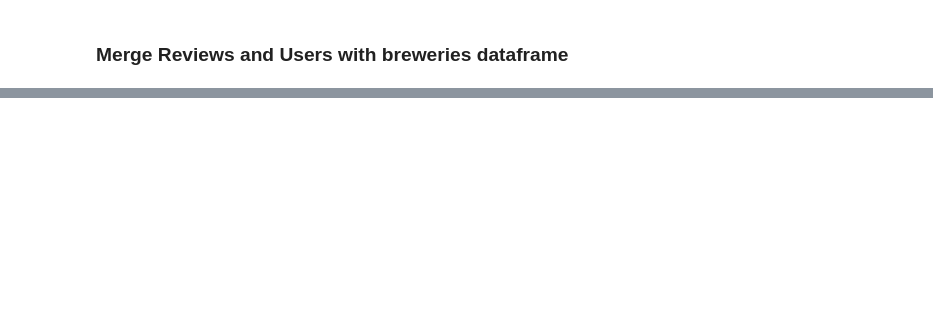
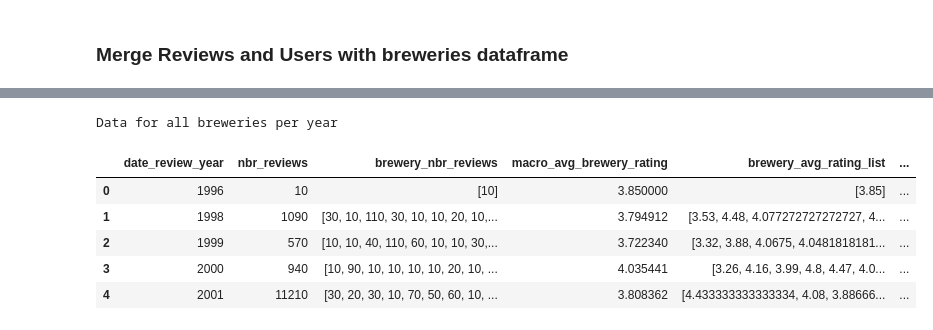
Before and after one commit to epfl-ada/ada-2023-project-todolegax, a Jupyter notebook: P2_initial_analysis.ipynb, the cells around one changed output, grey strips where cells are left out. Drawn from its saved outputs; the diff is of its cells as text; code cells hidden in the pictures; blank space fills up the shorter version.

```diff
--- a/P2_initial_analysis.ipynb
+++ b/P2_initial_analysis.ipynb
@@ -1310,0 +1334,24 @@ dtype: int64
+# %%
+# Take a subset columns of the dataframe and rename columns for clarification
+merged = df_RBU[['brewery_name', 'brewery_id', 'date','rating', 'text', 'nbr_ratings', 'nbr_reviews', 'joined']].copy()
+
+merged.rename(columns={'nbr_ratings': 'nbr_ratings_user',
+                       'nbr_reviews': 'nbr_reviews_user',
+                       'date': 'date_review',
+                       'joined': 'joined_user'
+                      }, inplace=True)
+
+# Extract year from the datetime
+# date_format = '%Y-%m-%d %H:%M:%S'
+merged['joined_user_year'] = merged.joined_user.apply(lambda x: x.year)
+merged['date_review_year'] = merged.date_review.apply(lambda x: x.year)
+
+# merge by the [year, brewery]
+merged_brewery_year = merged.groupby(['date_review_year','brewery_id']).apply(lambda x: pd.Series({
+    'brewery_nbr_reviews': x.size,
+    'brewery_avg_rating': x.rating.mean(),
+    'brewery_rating_list': x.rating.tolist()
+})).reset_index()
+
+print('Data for each brewery per year')
+merged_brewery_year.head()
@@ -1310,0 +1366,29 @@ dtype: int64
+# %%
+# merge by the year of ratings for all breweries, preserving both macro (for breweries) and micro (equally treating reviews) info
+'''
+For each year::
+nbr_reviews: #reviews received for all breweries
+brewery_nbr_reviews: a list of #reviews for each brewery
+macro_avg_brewery_rating: the macro average rating of each brewery
+brewery_avg_rating_list: the list of each brewery's average rating
+ratings: all received rating scores
+'''
+merged_year = merged_brewery_year.groupby(['date_review_year']).apply(lambda x: pd.Series({
+    'nbr_reviews': x.brewery_nbr_reviews.sum(),
+    'brewery_nbr_reviews': x.brewery_nbr_reviews.tolist(),
+    'macro_avg_brewery_rating': x.brewery_avg_rating.mean(),
+    'brewery_avg_rating_list': x.brewery_avg_rating.tolist(),
+    'ratings': x.brewery_rating_list.sum()
+})).reset_index()
+
+merged_year['micro_avg_rating'] = merged_year.ratings.agg(lambda x: np.mean(x))
+print('Data for all breweries per year')
+merged_year.head()
+# %% [output]
+Data for all breweries per year
+|  | date_review_year | nbr_reviews | brewery_nbr_reviews | macro_avg_brewery_rating | brewery_avg_rating_list | ... |
+| 0 | 1996 | 10 | [10] | 3.850000 | [3.85] | ... |
+| 1 | 1998 | 1090 | [30, 10, 110, 30, 10, 10, 20, 10,... | 3.794912 | [3.53, 4.48, 4.077272727272727, 4... | ... |
+| 2 | 1999 | 570 | [10, 10, 40, 110, 60, 10, 10, 30,... | 3.722340 | [3.32, 3.88, 4.0675, 4.0481818181... | ... |
+| 3 | 2000 | 940 | [10, 90, 10, 10, 10, 10, 20, 10, ... | 4.035441 | [3.26, 4.16, 3.99, 4.8, 4.47, 4.0... | ... |
+| 4 | 2001 | 11210 | [30, 20, 30, 10, 70, 50, 60, 10, ... | 3.808362 | [4.433333333333334, 4.08, 3.88666... | ... |
```
Also changed, not shown: parts of 25 cells of this notebook, 1 other file.
